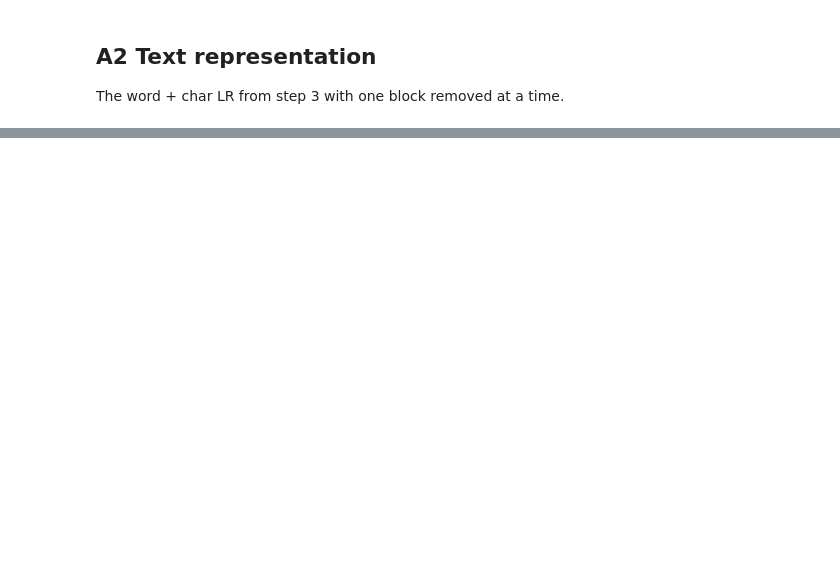
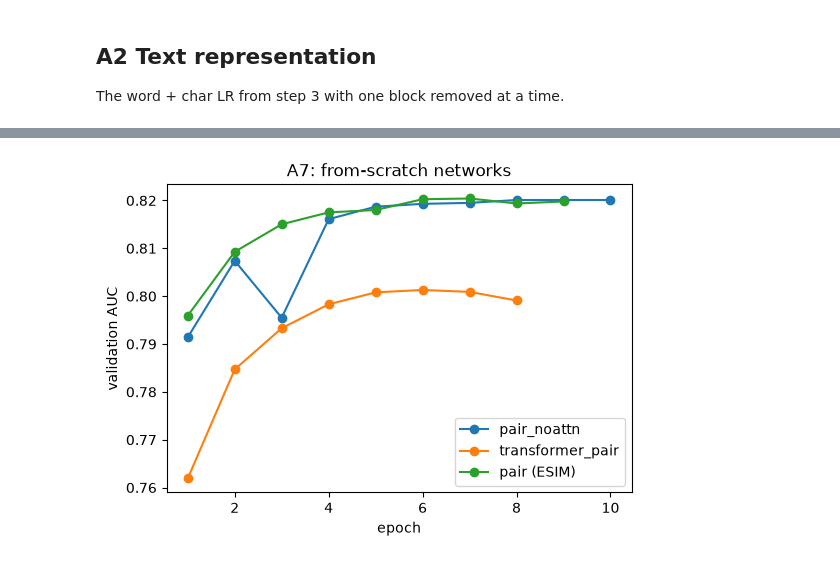
Before and after one commit to ssufiya/cs3244_group1, a Jupyter notebook: notebooks/09_ablations.ipynb, the cells around one changed output, grey strips where cells are left out. Cells and saved outputs as stored; diff of their text form; code cells hidden in the pictures; blank space fills up the shorter version.

```diff
--- a/notebooks/09_ablations.ipynb
+++ b/notebooks/09_ablations.ipynb
@@ -96,0 +151,5 @@ U.show(pd.DataFrame(rows))
+# %%
+# Test AUC and paired differences
+a7 = U.read_json(A / "a7_network_design.json")
+display(pd.Series(a7["test_auc"]).round(4))
+U.show(pd.DataFrame({k: v for k, v in a7.items() if "_vs_" in k}).T[["diff", "ci_low", "ci_high"]])
@@ -96,0 +170,11 @@ U.show(pd.DataFrame(rows))
+# %%
+# Validation curves
+fig, ax = plt.subplots(figsize=(6, 4))
+for k in ["pair_noattn", "transformer_pair"]:
+    e = np.array(a7[k]["evals"]); ax.plot(e[:, 0], e[:, 1], marker="o", label=k)
+e = pd.DataFrame(U.read_json(U.EXP / "12_scratch_nn/results/scratch_pair__sarc_random.json")["evals"])
+ax.plot(e["epoch"], e["val_auc"], marker="o", label="pair (ESIM)")
+ax.set_xlabel("epoch"); ax.set_ylabel("validation AUC"); ax.legend(); ax.set_title("A7: from-scratch networks")
+U.savefig(fig, "S09_a7_curves.png"); plt.show()
+# %% [output]
+[figure, added]
```
Also changed, not shown: parts of 12 cells of this notebook, 20 other files.
